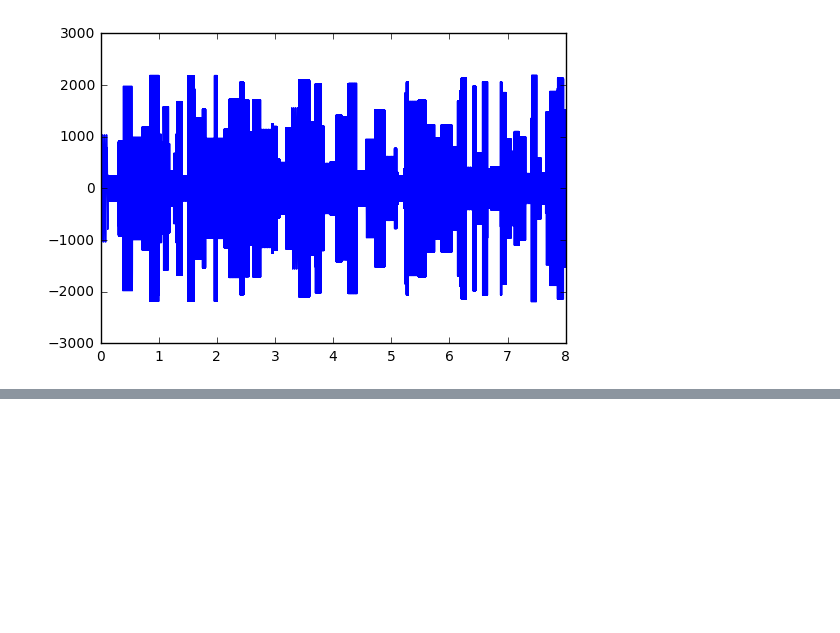
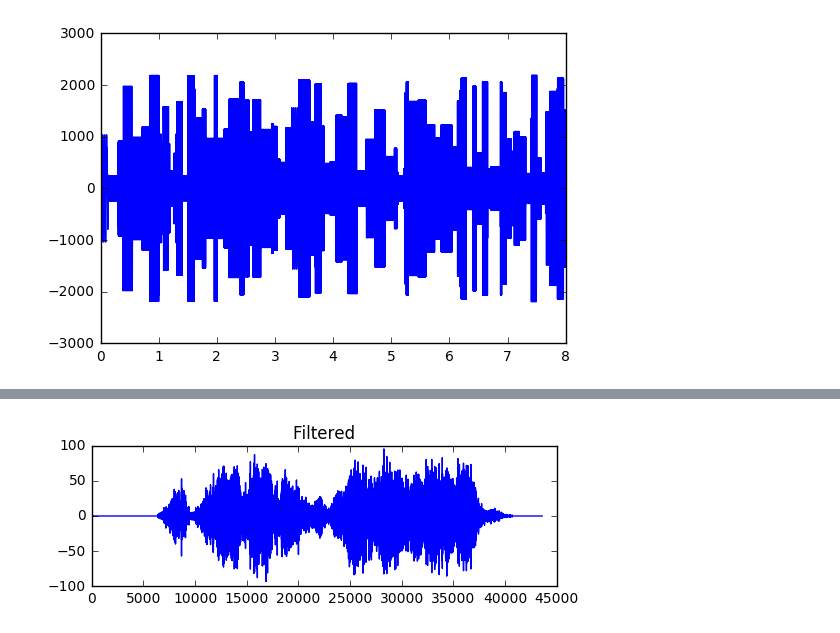
Before and after one commit to PiBingbin/Aggregatus, a Jupyter notebook: Miscellaneous/Numpy/chap 05.ipynb, the cells around one changed output, grey strips where cells are left out. Drawn from its saved outputs; the diff is of its cells as text; code cells hidden in the pictures; blank space fills up the shorter version.

Commit message:
:tada: Designing an audio filter

```diff
--- a/Miscellaneous/Numpy/chap 05.ipynb
+++ b/Miscellaneous/Numpy/chap 05.ipynb
@@ -211,0 +224,17 @@ plt.show()
+# %%
+# Design the filter
+b, a = scipy.signal.iirdesign(wp=0.2, ws=0.1, gstop=60, gpass=1, ftype='butter')
+# %%
+# Filter
+filtered = scipy.signal.lfilter(b, a, data)
+# %%
+# Plot filtered data
+plt.subplot(212)
+plt.title("Filtered")
+plt.plot(filtered)
+
+scipy.io.wavfile.write('filtered.wav', sample_rate, filtered.astype(data.dtype))
+
+plt.show()
+# %% [output]
+[figure, added]
```
Also changed, not shown: parts of 3 cells of this notebook, 1 other file.
